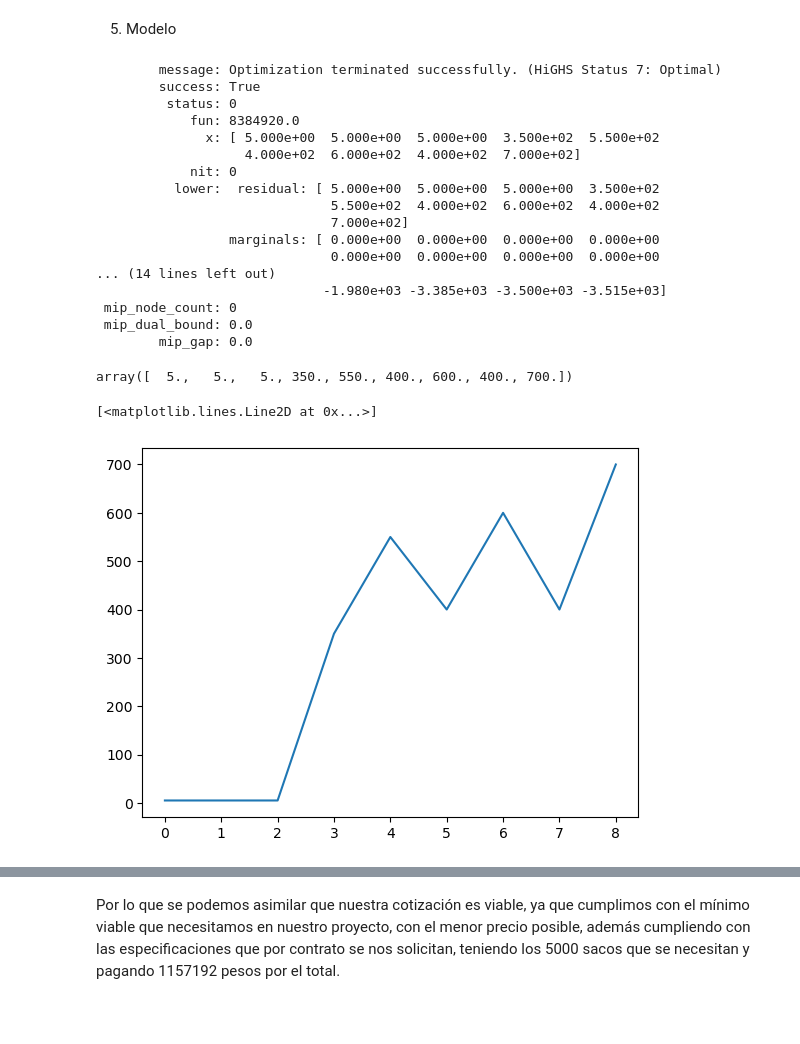
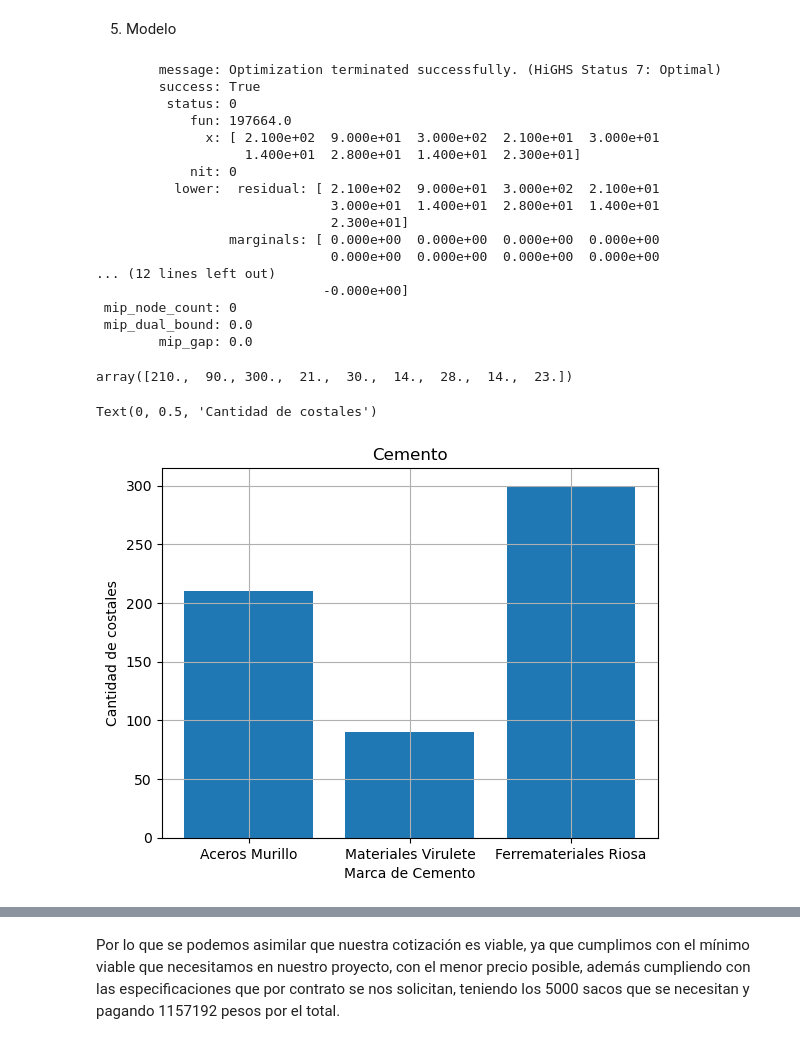
Before and after one commit to santi-padi/Proyecto---Optimizaci-n, a Jupyter notebook: ProyectoModulo1_VillanuevaM_PadillaS_CamarenaJ.ipynb, the cells around one changed output, grey strips where cells are left out. Cells and saved outputs as stored; diff of their text form; code cells hidden in the pictures; blank space fills up the shorter version.

```diff
--- a/ProyectoModulo1_VillanuevaM_PadillaS_CamarenaJ.ipynb
+++ b/ProyectoModulo1_VillanuevaM_PadillaS_CamarenaJ.ipynb
@@ -112,14 +112,16 @@ $$ XI \leq 42$$
 5. Modelo
 # %%
 import numpy as np
-c = np.array([245, 225, 254, 1708, 2000, 1980, 3385, 3500, 3515])
+c = np.array([245, 225, 254, 244, 286, 283, 484, 500, 502])
 Aub = np.array ([
      [-1,-1, -1, 0, 0, 0, 0, 0, 0],
      [0,  0,  0,  -1, -1, -1, 0, 0, 0],
      [0,  0,  0, 0,  0,  0, -1, -1, -1],
+
      [-1,  0,  0, 0,  0,  0, 0, 0,  0],
      [0,  -1,  0, 0,  0,  0, 0, 0,  0],
      [0,  0,  -1, 0,  0,  0, 0, 0,  0],
+
      [1,  0,  0, 0,  0,  0, 0, 0,  0],
      [0,  1,  0, 0,  0,  0, 0, 0,  0],
      [0,  0,  1, 0,  0,  0, 0, 0,  0],
@@ -129,25 +131,41 @@ Aub = np.array ([
      [0,  0,  0, 0,  0,  -1, 0, 0,  0],
      [0,  0,  0, 0,  0,  0, -1, 0,  0],
      [0,  0,  0, 0,  0,  0, 0, -1,  0],
-     [0,  0,  0, 0,  0,  0, 0, 0,  -1]
+     [0,  0,  0, 0,  0,  0, 0, 0,  -1],
+
+     [0,  0,  0, 1,  0,  0, 0, 0,  0],
+     [0,  0,  0, 0,  1,  0, 0, 0,  0],
+     [0,  0,  0, 0,  0,  1, 0, 0,  0],
+     [0,  0,  0, 0,  0,  0, 1, 0,  0],
+     [0,  0,  0, 0,  0,  0, 0, 1,  0],
+     [0,  0,  0, 0,  0,  0, 0, 0,  1]
 ])
 bub = np.array([
     [-600],
     [-65],
     [-65],
+
     [-100],
     [-75],
     [-80],
+
     [210],
     [90],
     [300],
 
-    [-350],
-    [-550],
-    [-400],
-    [-600],
-    [-400],
-    [-700],
+    [-7],
+    [-7],
+    [-7],
+    [-7],
+    [-7],
+    [-7],
+    [21],
+    [35],
+    [14],
+    [28],
+    [14],
+    [42],
+
 ])
 # %%
 import scipy.optimize as opt
@@ -157,28 +175,33 @@ sol
         message: Optimization terminated successfully. (HiGHS Status 7: Optimal)
         success: True
          status: 0
-            fun: 8384920.0
-              x: [ 5.000e+00  5.000e+00  5.000e+00  3.500e+02  5.500e+02
-                   4.000e+02  6.000e+02  4.000e+02  7.000e+02]
+            fun: 197664.0
+              x: [ 2.100e+02  9.000e+01  3.000e+02  2.100e+01  3.000e+01
+                   1.400e+01  2.800e+01  1.400e+01  2.300e+01]
             nit: 0
-          lower:  residual: [ 5.000e+00  5.000e+00  5.000e+00  3.500e+02
-                              5.500e+02  4.000e+02  6.000e+02  4.000e+02
-                              7.000e+02]
+          lower:  residual: [ 2.100e+02  9.000e+01  3.000e+02  2.100e+01
+                              3.000e+01  1.400e+01  2.800e+01  1.400e+01
+                              2.300e+01]
                  marginals: [ 0.000e+00  0.000e+00  0.000e+00  0.000e+00
                               0.000e+00  0.000e+00  0.000e+00  0.000e+00
-... (14 lines left out)
-                             -1.980e+03 -3.385e+03 -3.500e+03 -3.515e+03]
+... (12 lines left out)
+                             -0.000e+00]
  mip_node_count: 0
  mip_dual_bound: 0.0
         mip_gap: 0.0
 # %%
 sol.x
 # %% [output]
-array([  5.,   5.,   5., 350., 550., 400., 600., 400., 700.])
+array([210.,  90., 300.,  21.,  30.,  14.,  28.,  14.,  23.])
 # %%
 import matplotlib.pyplot as plt
-plt.plot(sol.x)
+plt.figure()
+plt.title("Cemento")
+plt.bar(["Aceros Murillo", "Materiales Virulete", "Ferremateriales Riosa"], [sol.x[0],sol.x[1],sol.x[2]])
+plt.grid()
+plt.xlabel("Marca de Cemento")
+plt.ylabel("Cantidad de costales")
 # %% [output]
-[<matplotlib.lines.Line2D at 0x...>]
+Text(0, 0.5, 'Cantidad de costales')
-[figure, old version]
+[figure, new version]
 # %%
```
Also changed, not shown: parts of 5 cells of this notebook.
